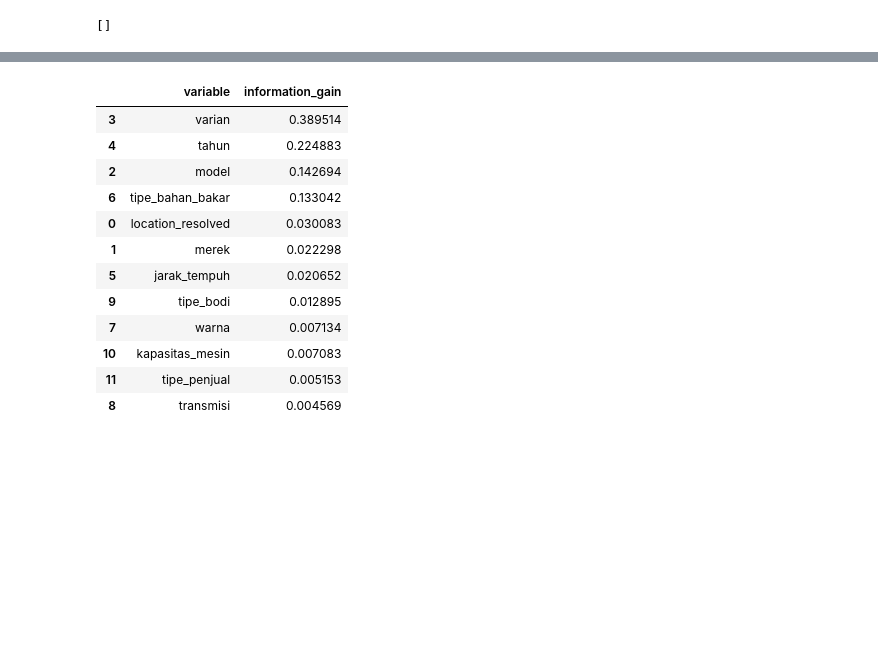
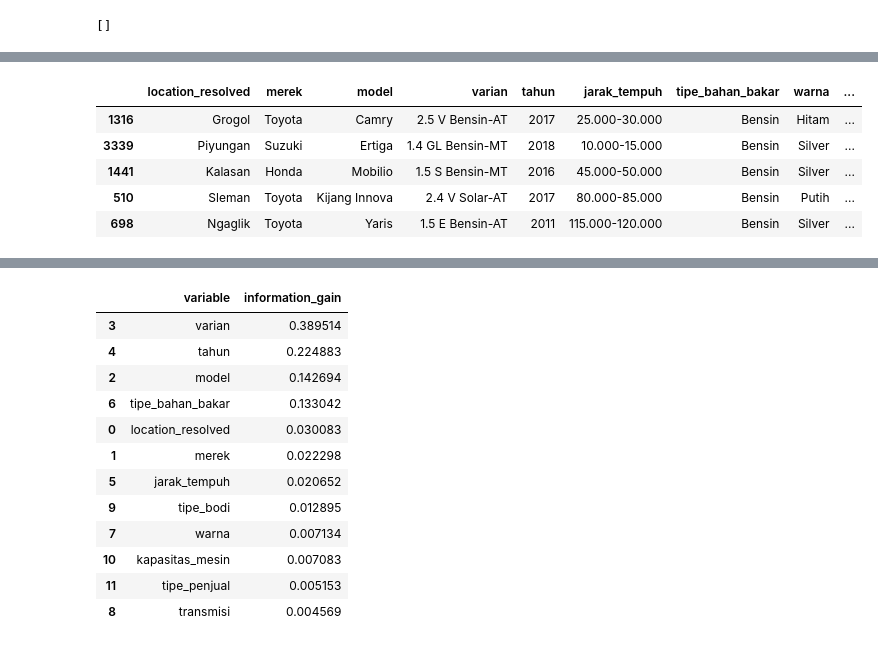
Before and after one commit to artso17/olxdatascience, a Jupyter notebook: notebook.ipynb, the cells around one changed output, grey strips where cells are left out. Cells and saved outputs as stored; diff of their text form; code cells hidden in the pictures; blank space fills up the shorter version.

```diff
--- a/notebook.ipynb
+++ b/notebook.ipynb
@@ -638,0 +625,10 @@ X_test
+# %%
+# Menampilkan sebagian dari variabel testing
+X_test.head()
+# %% [output]
+|  | location_resolved | merek | model | varian | tahun | jarak_tempuh | tipe_bahan_bakar | warna | ... |
+| 1316 | Grogol | Toyota | Camry | 2.5 V Bensin-AT | 2017 | 25.000-30.000 | Bensin | Hitam | ... |
+| 3339 | Piyungan | Suzuki | Ertiga | 1.4 GL Bensin-MT | 2018 | 10.000-15.000 | Bensin | Silver | ... |
+| 1441 | Kalasan | Honda | Mobilio | 1.5 S Bensin-MT | 2016 | 45.000-50.000 | Bensin | Silver | ... |
+| 510 | Sleman | Toyota | Kijang Innova | 2.4 V Solar-AT | 2017 | 80.000-85.000 | Bensin | Putih | ... |
+| 698 | Ngaglik | Toyota | Yaris | 1.5 E Bensin-AT | 2011 | 115.000-120.000 | Bensin | Silver | ... |
```
Also changed, not shown: parts of 37 cells of this notebook.
